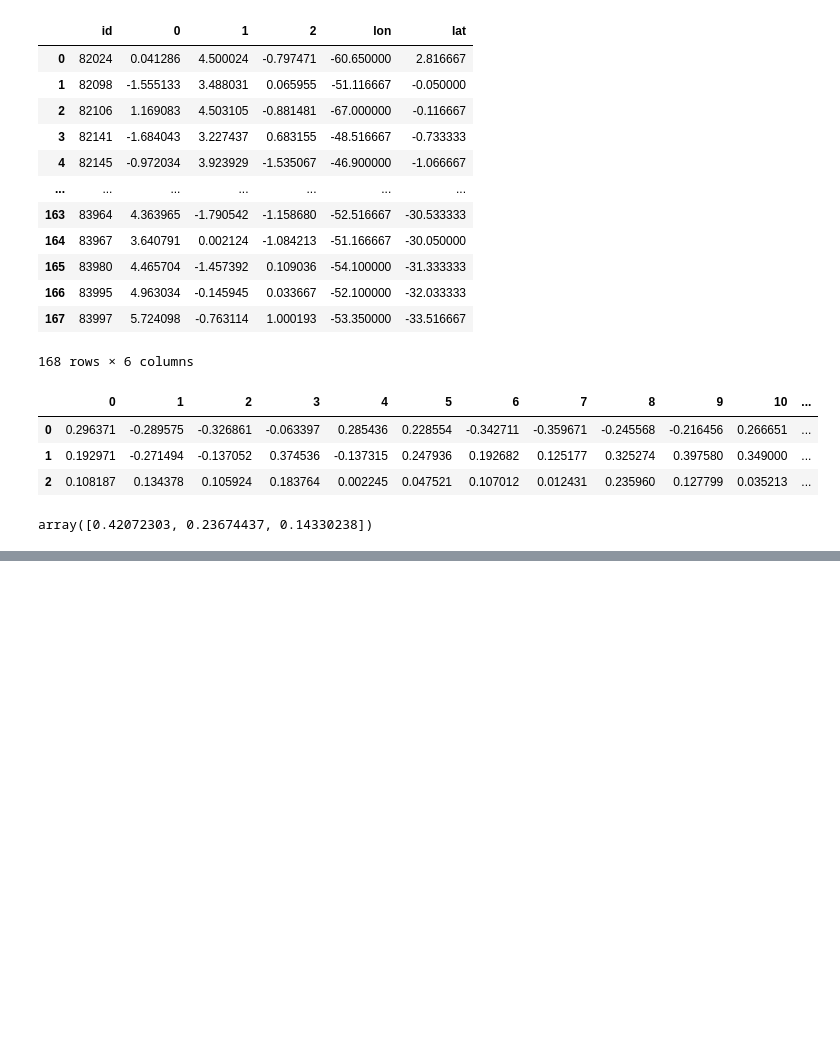
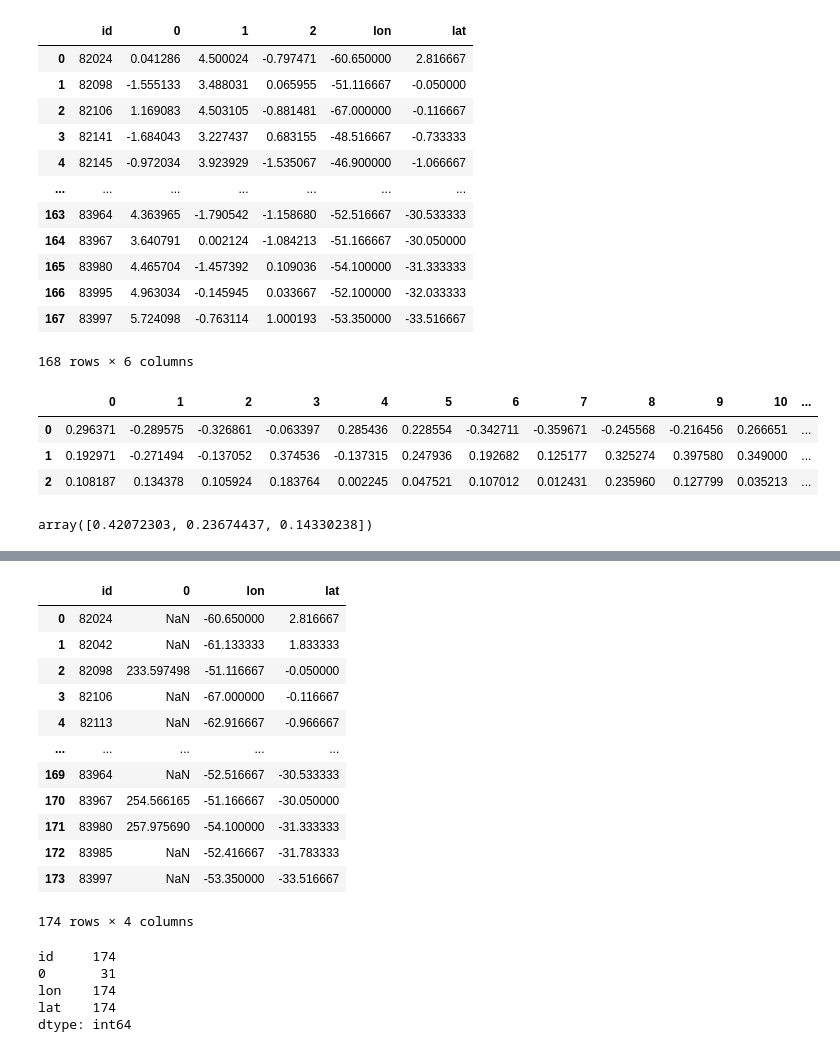
Before and after one commit to andrefellipe/ccd, a Jupyter notebook: baseline.ipynb, the cells around one changed output, grey strips where cells are left out. Saved outputs shown, nothing was run; the diff lists cells and outputs as text; code cells hidden in the pictures; blank space fills up the shorter version.

```diff
--- a/baseline.ipynb
+++ b/baseline.ipynb
@@ -540,0 +603,4 @@ plt.scatter(pca_values[0],pca_values[1],)
+# %%
+P1 = pca_components.iloc[[0]]
+P1 = np.transpose(P1.values)
+P1
@@ -540,0 +624,3 @@ plt.scatter(pca_values[0],pca_values[1],)
+# %%
+pc1_2019 = pd.DataFrame(np.matmul(X.values,P1),index=X.index)
+pc1_2019
@@ -540,0 +642,26 @@ plt.scatter(pca_values[0],pca_values[1],)
+# %%
+pc1_2019 = pc1_2019.merge(df_m,on='id')
+pc1_2019 = pc1_2019.drop(['alt','name','state','uf','time_zone','offset_utc','time_zone.1','offset_utc.1'],axis=1)
+pc1_2019
+# %% [output]
+|  | id | 0 | lon | lat |
+| 0 | 82024 | NaN | -60.650000 | 2.816667 |
+| 1 | 82042 | NaN | -61.133333 | 1.833333 |
+| 2 | 82098 | 233.597498 | -51.116667 | -0.050000 |
+| 3 | 82106 | NaN | -67.000000 | -0.116667 |
+| 4 | 82113 | NaN | -62.916667 | -0.966667 |
+| ... | ... | ... | ... | ... |
+| 169 | 83964 | NaN | -52.516667 | -30.533333 |
+| 170 | 83967 | 254.566165 | -51.166667 | -30.050000 |
+| 171 | 83980 | 257.975690 | -54.100000 | -31.333333 |
+| 172 | 83985 | NaN | -52.416667 | -31.783333 |
+| 173 | 83997 | NaN | -53.350000 | -33.516667 |
+174 rows × 4 columns
+# %%
+pc1_2019.count()
+# %% [output]
+id     174
+0       31
+lon    174
+lat    174
+dtype: int64
```
Also changed, not shown: parts of 12 cells of this notebook.
